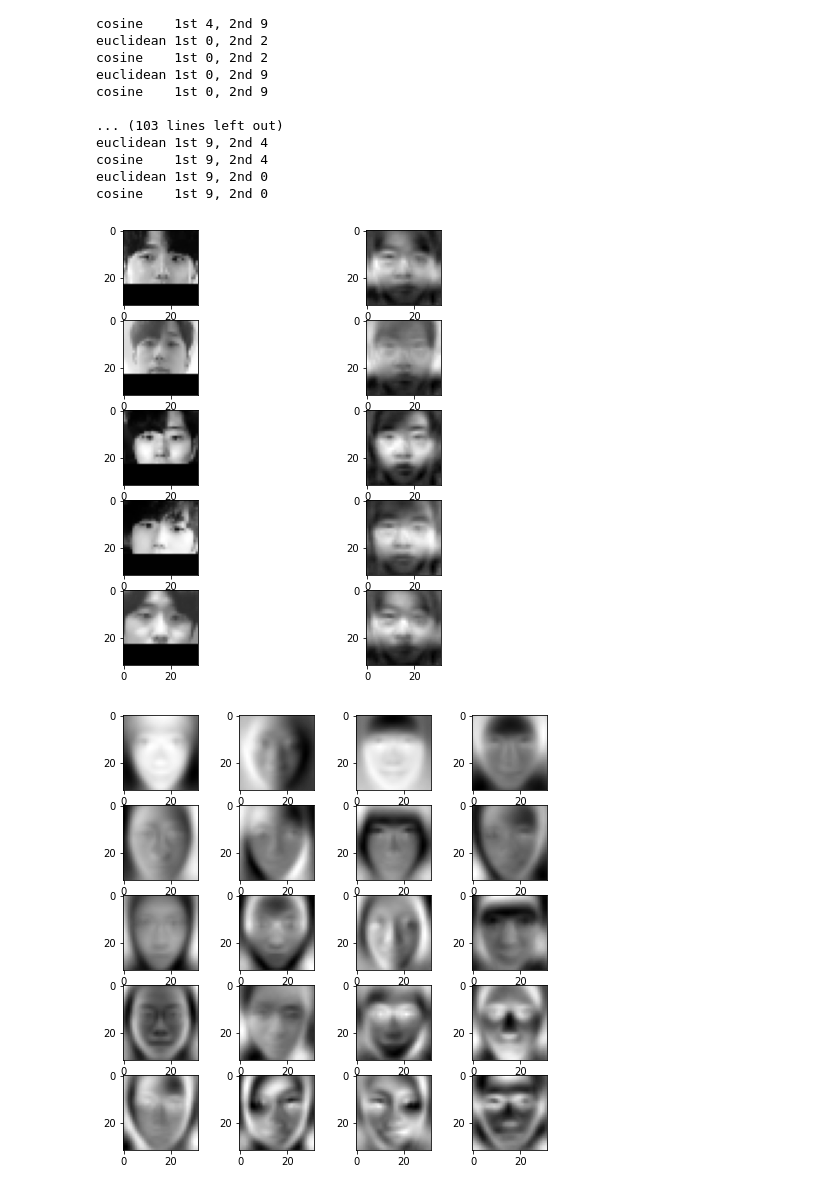
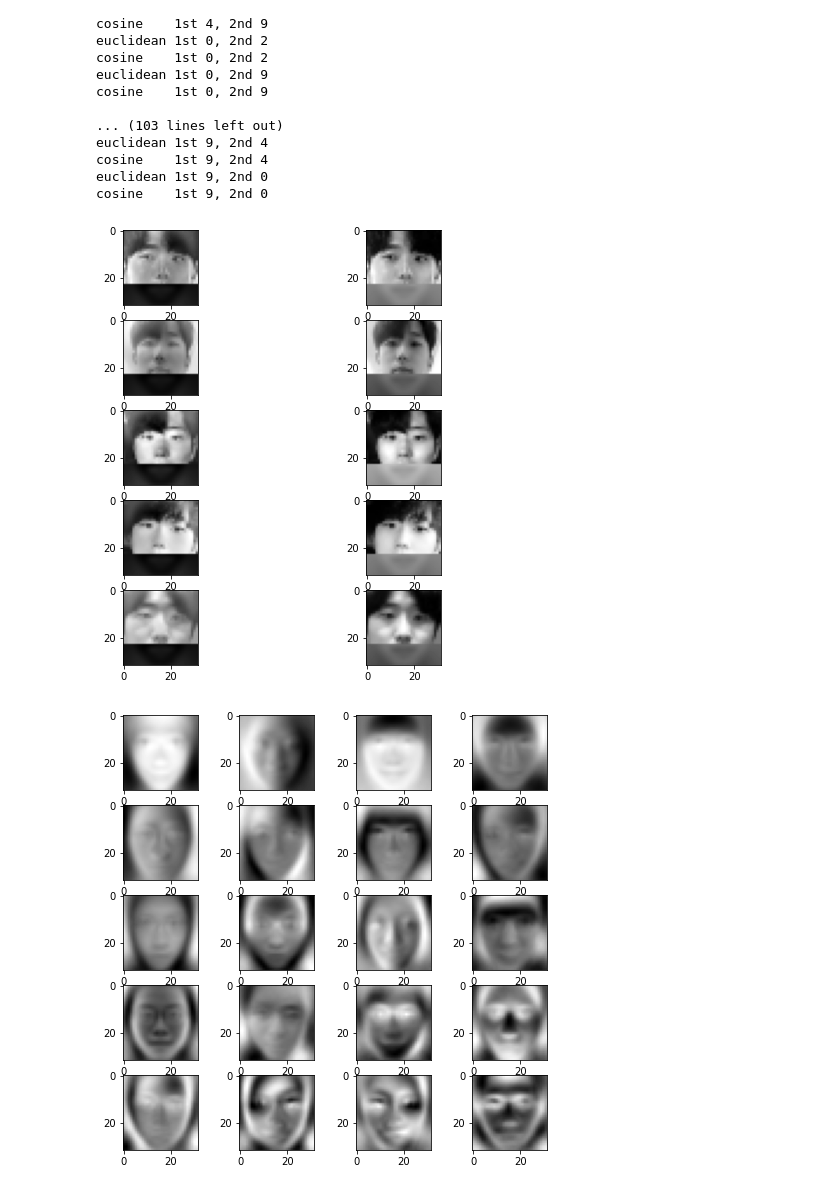
Before and after one commit to junarwohn/garage, a Jupyter notebook: project1_eigenface.ipynb, the cells around one changed output. Saved outputs shown, nothing was run; the diff lists cells and outputs as text; code cells hidden in the pictures.

```diff
--- a/project1_eigenface.ipynb
+++ b/project1_eigenface.ipynb
@@ -163,31 +163,33 @@ cosine    1st 9, 2nd 0
 # %%
 test_path = "./res/original/9/ex/"
 test_file_list = os.listdir(test_path)
 test_pics = []
 weights = []
 for test_file in test_file_list:
     pic = np.array(cv2.resize(cv2.imread(test_path + test_file, 0), dsize=(32, 32), interpolation=cv2.INTER_AREA), dtype=np.float64).flatten()
     pic = np.concatenate((pic[:512 + 224], np.array([1 for i in range(512 - 224)])))
     test_pics.append(pic)
-    weights.append((pic - mean_of_pics) @ V.T)
+    pic -= mean_of_pics
+    pic = np.concatenate((pic[:512 + 224], np.array([1 for i in range(512 - 224)])))
+    weights.append(pic @ V.T)
 
 w=10
 h=10
 fig=plt.figure(figsize=(8, 8))
 columns = 2
 rows = len(test_file_list)
 for i in range(rows):
     original_img = test_pics[i].reshape(32,32)
     w = np.diag(weights[i])
     restored_img = w @ V
-    restored_img = (sum(restored_img[:56]) + mean_of_pics).reshape(32, 32)
+    restored_img = (sum(restored_img[:]) + mean_of_pics).reshape(32, 32)
     fig.add_subplot(rows, columns, 2*i + 1)
     plt.imshow(original_img, cmap='gray')
     fig.add_subplot(rows, columns, 2*i + 2)
     plt.imshow(restored_img, cmap='gray')
 plt.show()
 # %% [output]
-[figure, old version]
+[figure, new version]
 # %%
 file_M_path = "./res/faces/M/"
 file_F_path = "./res/faces/F/"
```
Also changed, not shown: parts of 1 cell of this notebook.
